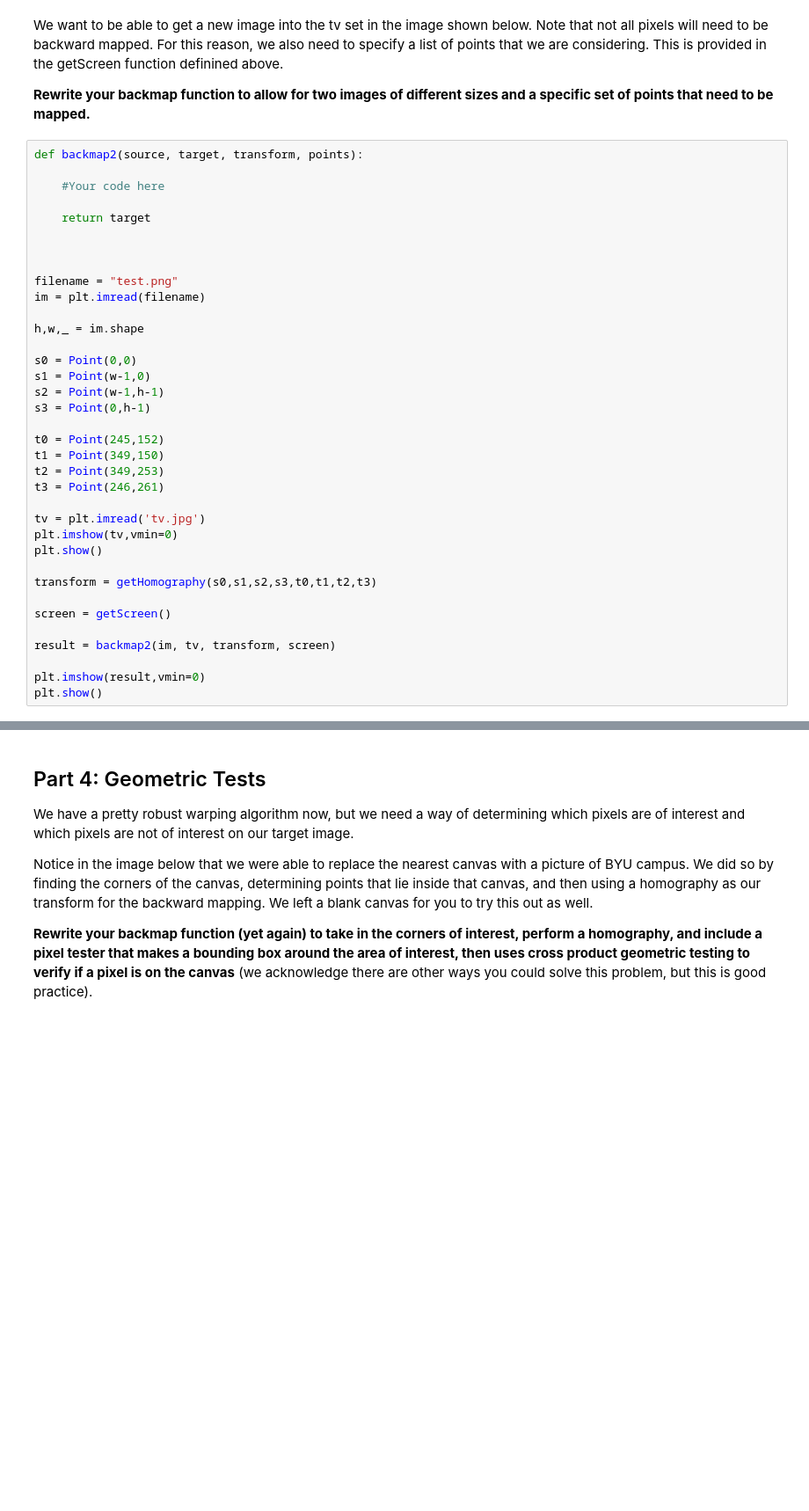
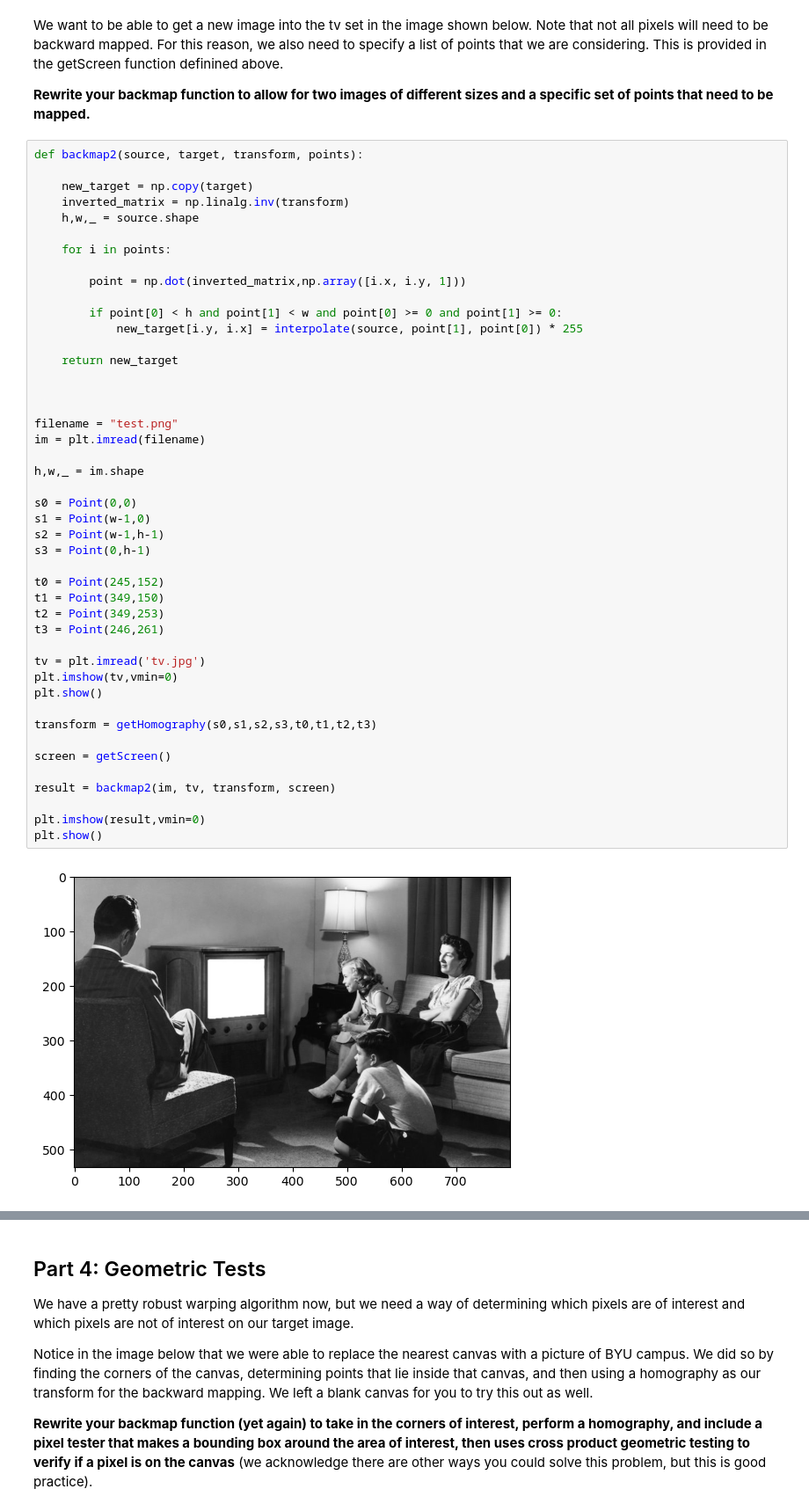
Before and after one commit to tristan-brown1/CS-355, a Jupyter notebook: Lab9/Lab9-ImageWarping-v2.ipynb, the cells around one changed output, grey strips where cells are left out. Shown at 88% size. Drawn from its saved outputs; the diff is of its cells as text; blank space fills up the shorter version.

```diff
--- a/Lab9/Lab9-ImageWarping-v2.ipynb
+++ b/Lab9/Lab9-ImageWarping-v2.ipynb
@@ -178,36 +192,47 @@ We want to be able to get a new image into the tv set in the image shown below.
 # %%
 def backmap2(source, target, transform, points):
 
-    #Your code here
+    new_target = np.copy(target)
+    inverted_matrix = np.linalg.inv(transform)
+    h,w,_ = source.shape
 
-    return target
+    for i in points:
+
+        point = np.dot(inverted_matrix,np.array([i.x, i.y, 1]))
+
+        if point[0] < h and point[1] < w and point[0] >= 0 and point[1] >= 0:
+            new_target[i.y, i.x] = interpolate(source, point[1], point[0]) * 255
+
+    return new_target
 
 
 
 filename = "test.png"
 im = plt.imread(filename)
 
 h,w,_ = im.shape
 
 s0 = Point(0,0)
 s1 = Point(w-1,0)
 s2 = Point(w-1,h-1)
 s3 = Point(0,h-1)
 
 t0 = Point(245,152)
 t1 = Point(349,150)
 t2 = Point(349,253)
 t3 = Point(246,261)
 
 tv = plt.imread('tv.jpg')
 plt.imshow(tv,vmin=0)
 plt.show()
 
 transform = getHomography(s0,s1,s2,s3,t0,t1,t2,t3)
 
 screen = getScreen()
 
 result = backmap2(im, tv, transform, screen)
 
 plt.imshow(result,vmin=0)
 plt.show()
+# %% [output]
+[figure, added]
```
Also changed, not shown: parts of 4 cells of this notebook.
